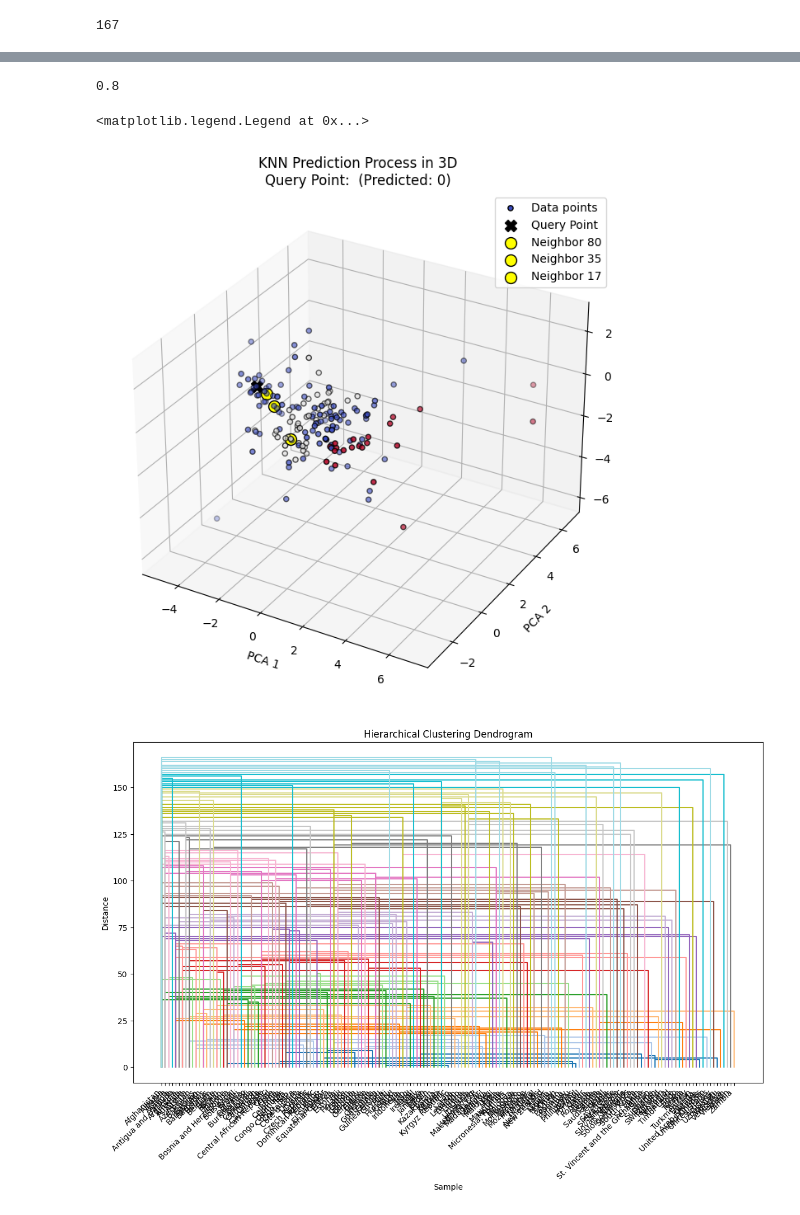
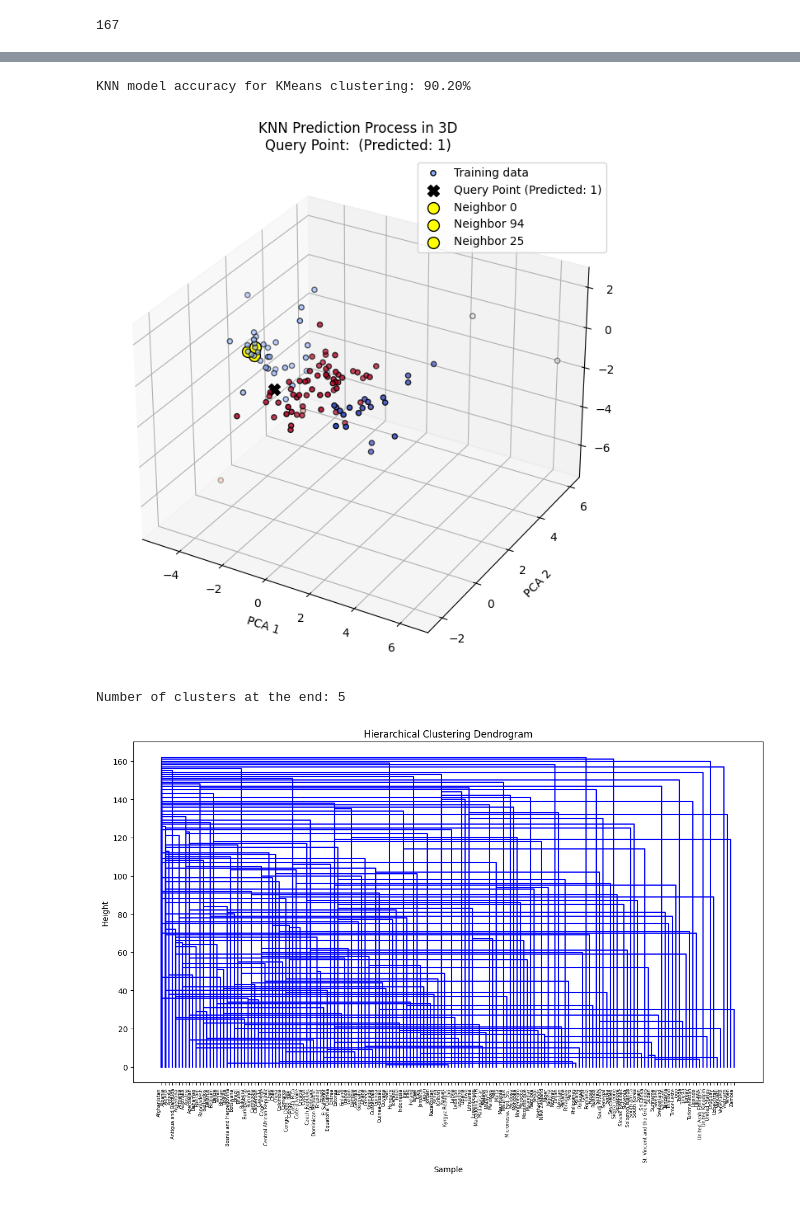
Before and after one commit to hexager/Clustering, a Jupyter notebook: ClusteringPlus.ipynb, the cells around one changed output, grey strips where cells are left out. Saved outputs shown, nothing was run; the diff lists cells and outputs as text; code cells hidden in the pictures.

Commit message:
code cleaned up, KNN prediction implemented

```diff
--- a/ClusteringPlus.ipynb
+++ b/ClusteringPlus.ipynb
@@ -185,32 +192,33 @@ class KNearestNeighbourClustering:
     def predict(self,X_test):
         predictions = [self.distsortvote(x) for x in np.array(X_test)]
         return np.array(predictions)
-# %%
-knnclust = KNearestNeighbourClustering()
-knnclust.fit(X_train,y_train)
-predict = knnclust.predict(X_test)
-acc = np.sum(predict==y_test)/len(y_test)
-print(acc)
-# %% [output]
-0.8
+# %%
+knn_kmeans = KNearestNeighbourClustering(k=3)
+knn_kmeans.fit(X_train, y_train)
+predicted_kmeans_labels = knn_kmeans.predict(X_test)
+accuracy = np.mean(predicted_kmeans_labels == y_test)
+print(f"KNN model accuracy for KMeans clustering: {accuracy * 100:.2f}%")
+# %% [output]
+KNN model accuracy for KMeans clustering: 90.20%
 # %%
-query_point_9D = df_classification.iloc[0, :-1].values  # The original 9D data (not PCA-reduced)
-
-predicted_label = knnclust.predict([query_point_9D])  # Predict using the original 9D data
-
-distances = np.linalg.norm(knnclust.X_train - query_point_9D, axis=1)  # Use 9D data here
-k_indices = np.argsort(distances)[:knnclust.k]
-
+query_point_9D = X_test[0]
+query_point_pca = X_test_pca[0]
+predicted_label = knn_kmeans.predict([query_point_9D])
+distances = np.linalg.norm(X_train - query_point_9D, axis=1)
+k_indices = np.argsort(distances)[:knn_kmeans.k]
 fig = plt.figure(figsize=(10, 8))
 ax = fig.add_subplot(111, projection='3d')
 
-ax.scatter(X_pca[:, 0], X_pca[:, 1], X_pca[:, 2], c=df_classification['development_status'], cmap='coolwarm', edgecolors='k', label='Data points')
+# Plot the training data with KMeans labels
+ax.scatter(X_train_pca[:, 0], X_train_pca[:, 1], X_train_pca[:, 2], c=y_train, cmap='coolwarm', edgecolors='k', label='Training data')
 
-query_point_pca = X_pca[0]  # Use the PCA-reduced version of the query point
-ax.scatter(query_point_pca[0], query_point_pca[1], query_point_pca[2], c='black', marker='X', s=100, label='Query Point')
+# Plot the query point (in PCA space for visualization)
+query_point_pca = X_test_pca[0]  # Use the PCA-reduced version of the query point
+ax.scatter(query_point_pca[0], query_point_pca[1], query_point_pca[2], c='black', marker='X', s=100, label=f'Query Point (Predicted: {predicted_label[0]})')
 
+# Plot the nearest neighbors in the PCA space
 for i in k_indices:
-    ax.scatter(X_pca[i, 0], X_pca[i, 1], X_pca[i, 2], c='yellow', marker='o', s=100, edgecolors='k', label=f"Neighbor {i}")
+    ax.scatter(X_train_pca[i, 0], X_train_pca[i, 1], X_train_pca[i, 2], c='yellow', marker='o', s=100, edgecolors='k', label=f"Neighbor {i}")
 
 ax.set_title(f"KNN Prediction Process in 3D\nQuery Point:  (Predicted: {predicted_label[0]})")
 ax.set_xlabel('PCA 1')
@@ -219,17 +227,19 @@ ax.set_zlabel('PCA 3')
 
 # Show legend
 ax.legend()
+plt.show()
 # %% [output]
-<matplotlib.legend.Legend at 0x...>
-[figure, old version]
+[figure, new version]
 # %%
 class HierarchicalClustering:
-    def __init__(self, linkage='single'):
+    def __init__(self, linkage='single', distance_threshold=2):
         """
         Initialize the hierarchical clustering class.
         :param linkage: Type of linkage to use ('single', 'complete', 'average').
+        :param distance_threshold: Optional distance threshold for stopping clustering.
         """
         self.linkage = linkage
+        self.distance_threshold = distance_threshold  # Optional stopping condition based on distance
 
     def fit(self, X):
         """
@@ -247,11 +257,23 @@ class HierarchicalClustering:
 
         while len(self.clusters) > 1:
             # Find the closest pair of clusters
-            i, j = self._find_closest_clusters()
+            i, j, dist = self._find_closest_clusters()
+
+            # Stop if the distance between the closest clusters exceeds the threshold
+            if self.distance_threshold is not None and dist > self.distance_threshold:
+                break  # Stop merging if distance threshold is exceeded
+
             # Merge clusters i and j
+            self.linkage_history.append((i, j))
             self._merge_clusters(i, j)
 
         return self.linkage_history
+
+    def get_cluster_count(self):
+        """
+        Returns the number of clusters remaining at the end of the clustering process.
+        """
+        return len(self.clusters)
 
     def _compute_initial_distances(self):
         """
@@ -267,7 +289,7 @@ class HierarchicalClustering:
 
     def _find_closest_clusters(self):
         """
-        Find the closest pair of clusters.
+        Find the closest pair of clusters and return the pair and their distance.
         """
         min_distance = float('inf')
         closest_pair = None
@@ -279,7 +301,7 @@ class HierarchicalClustering:
                 if distance < min_distance:
                     min_distance = distance
                     closest_pair = (c1, c2)
-        return closest_pair
+        return closest_pair[0], closest_pair[1], min_distance
 
     def _compute_cluster_distance(self, c1, c2):
         """
@@ -304,13 +326,14 @@ class HierarchicalClustering:
         # Merge the clusters
         self.clusters[i] = self.clusters[i] + self.clusters[j]
         del self.clusters[j]
-        self.linkage_history.append((i, j))
 # %%
 hclust = HierarchicalClustering(linkage='single')
 linkage_history = hclust.fit(X_pca)
+num_clusters = hclust.get_cluster_count()
+print(f'Number of clusters at the end: {num_clusters}')
+# %% [output]
+Number of clusters at the end: 5
 # %%
-import numpy as np
-import matplotlib.pyplot as plt
 
 def plot_dendrogram(linkage_history, n_samples, labels=None, font_size=6):
     """
@@ -360,6 +383,7 @@ def plot_dendrogram(linkage_history, n_samples, labels=None, font_size=6):
             ticks=label_x_positions,
             labels=labels,  # Rotating the labels to avoid overlap
             ha='right',   # Align the labels to the right
+            rotation = 90,
             fontsize=font_size  # Adjust font size
         )
     else:
@@ -385,4 +462,4 @@ def plot_dendrogram(linkage_history, n_samples, labels=None, font_size=6):
 # %%
-plot_dendrogram(linkage_history, len(X_pca), labels=countries)
+plot_dendrogram(linkage_history, len(data_proc), labels=countries)
 # %% [output]
-[figure, old version]
+[figure, new version]
```
Also changed, not shown: parts of 8 cells of this notebook.
